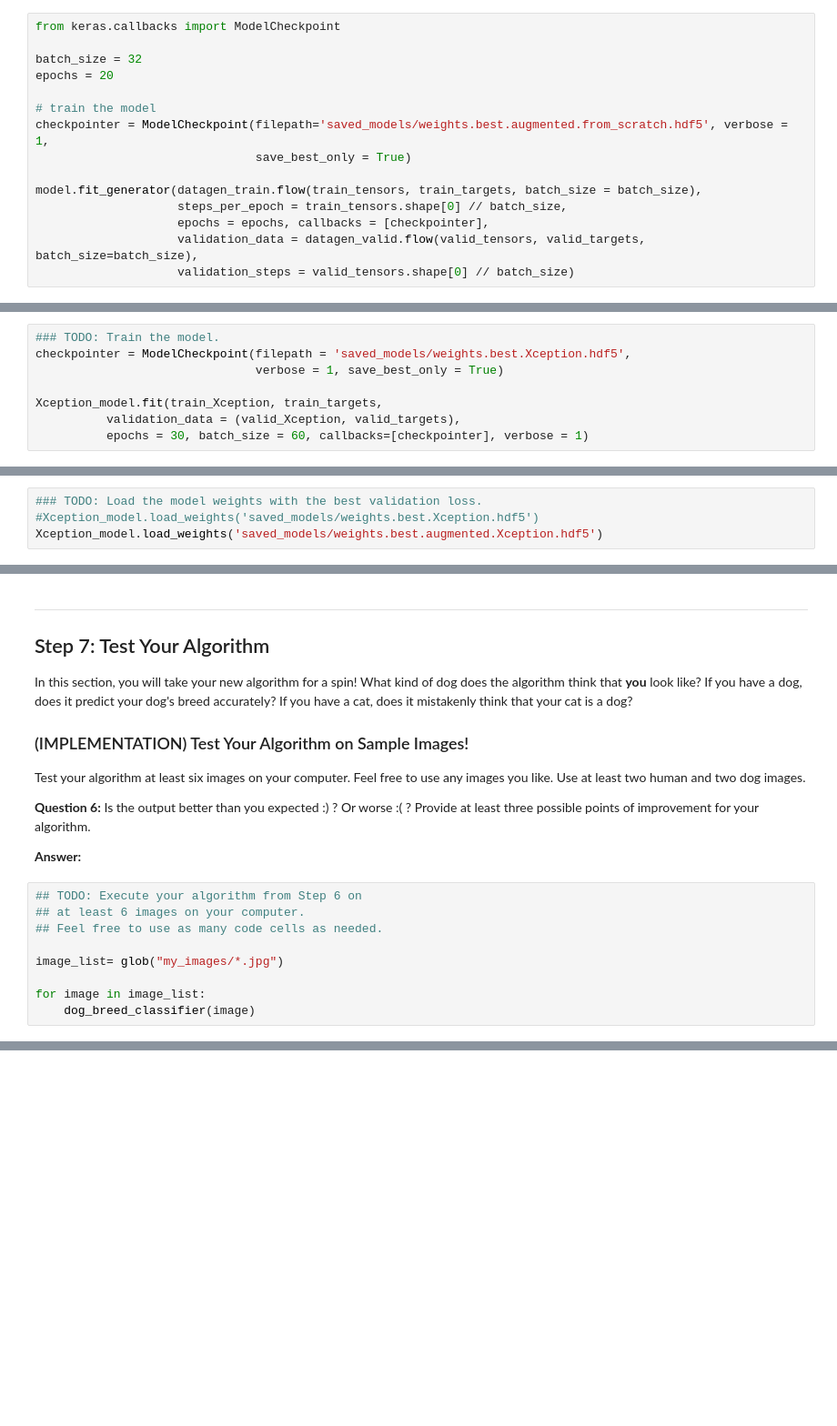
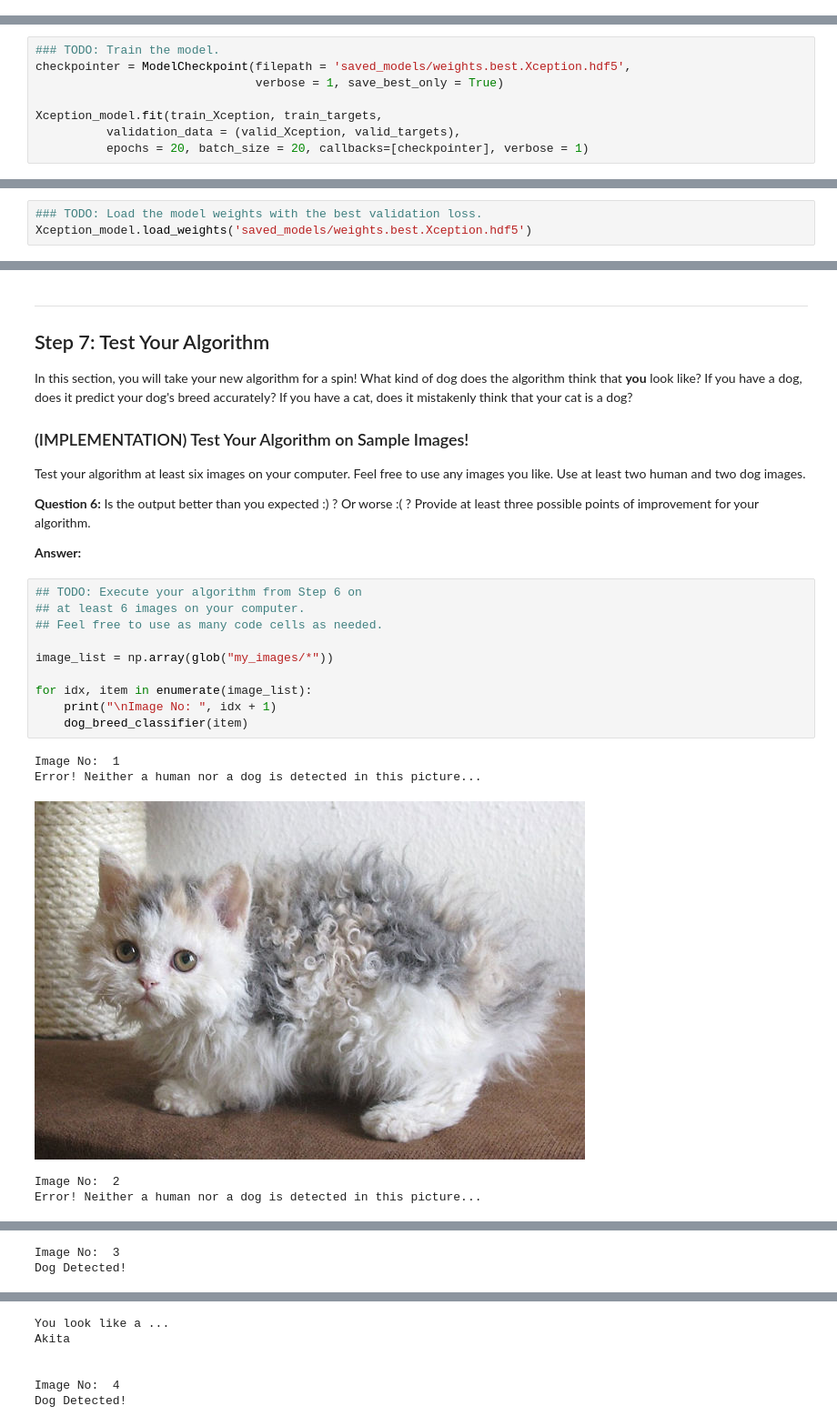
Before and after one commit to weichiet/Artificial-Intelligence-Nanodegree-Term-2, a Jupyter notebook: dog-project/dog_app.ipynb, the cells around one changed output, grey strips where cells are left out. Shown at 91% size. Drawn from its saved outputs; the diff is of its cells as text; blank space fills up the shorter version.

Commit message:
Train CNN models

```diff
--- a/dog-project/dog_app.ipynb
+++ b/dog-project/dog_app.ipynb
@@ -464,18 +455,3 @@ model.compile(optimizer='rmsprop', loss='categorical_crossentropy', metrics=['ac
-# %%
-from keras.callbacks import ModelCheckpoint
-
-batch_size = 32
-epochs = 20
-
-# train the model
-checkpointer = ModelCheckpoint(filepath='saved_models/weights.best.augmented.from_scratch.hdf5', verbose = 1,
-                               save_best_only = True)
-
-model.fit_generator(datagen_train.flow(train_tensors, train_targets, batch_size = batch_size),
-                    steps_per_epoch = train_tensors.shape[0] // batch_size,
-                    epochs = epochs, callbacks = [checkpointer],
-                    validation_data = datagen_valid.flow(valid_tensors, valid_targets, batch_size=batch_size),
-                    validation_steps = valid_tensors.shape[0] // batch_size)
 # %% [markdown]
 ---
 <a id='step4'></a>
@@ -620,4 +629,4 @@ checkpointer = ModelCheckpoint(filepath = 'saved_models/weights.best.Xception.hd
 
 Xception_model.fit(train_Xception, train_targets,
           validation_data = (valid_Xception, valid_targets),
-          epochs = 30, batch_size = 60, callbacks=[checkpointer], verbose = 1)
+          epochs = 20, batch_size = 20, callbacks=[checkpointer], verbose = 1)
@@ -642,8 +653,7 @@ model.fit_generator(datagen_train.flow(train_tensors, train_targets, batch_size
 ### (IMPLEMENTATION) Load the Model with the Best Validation Loss
 # %%
 ### TODO: Load the model weights with the best validation loss.
-#Xception_model.load_weights('saved_models/weights.best.Xception.hdf5')
-Xception_model.load_weights('saved_models/weights.best.augmented.Xception.hdf5')
+Xception_model.load_weights('saved_models/weights.best.Xception.hdf5')
 # %% [markdown]
 ### (IMPLEMENTATION) Test the Model
 
@@ -740,9 +752,16 @@ __Answer:__
 # %%
 ## TODO: Execute your algorithm from Step 6 on
 ## at least 6 images on your computer.
 ## Feel free to use as many code cells as needed.
 
-image_list= glob("my_images/*.jpg")
+image_list = np.array(glob("my_images/*"))
 
-for image in image_list:
-    dog_breed_classifier(image)
+for idx, item in enumerate(image_list):
+    print("\nImage No: ", idx + 1)
+    dog_breed_classifier(item)
+# %% [output]
+Image No:  1
+Error! Neither a human nor a dog is detected in this picture...
+[figure, added]
+Image No:  2
+Error! Neither a human nor a dog is detected in this picture...
@@ -748,0 +769,2 @@ for image in image_list:
+Image No:  3
+Dog Detected!
@@ -748,0 +772,6 @@ for image in image_list:
+You look like a ...
+Akita
+
+
+Image No:  4
+Dog Detected!
```
Also changed, not shown: parts of 17 cells of this notebook.
